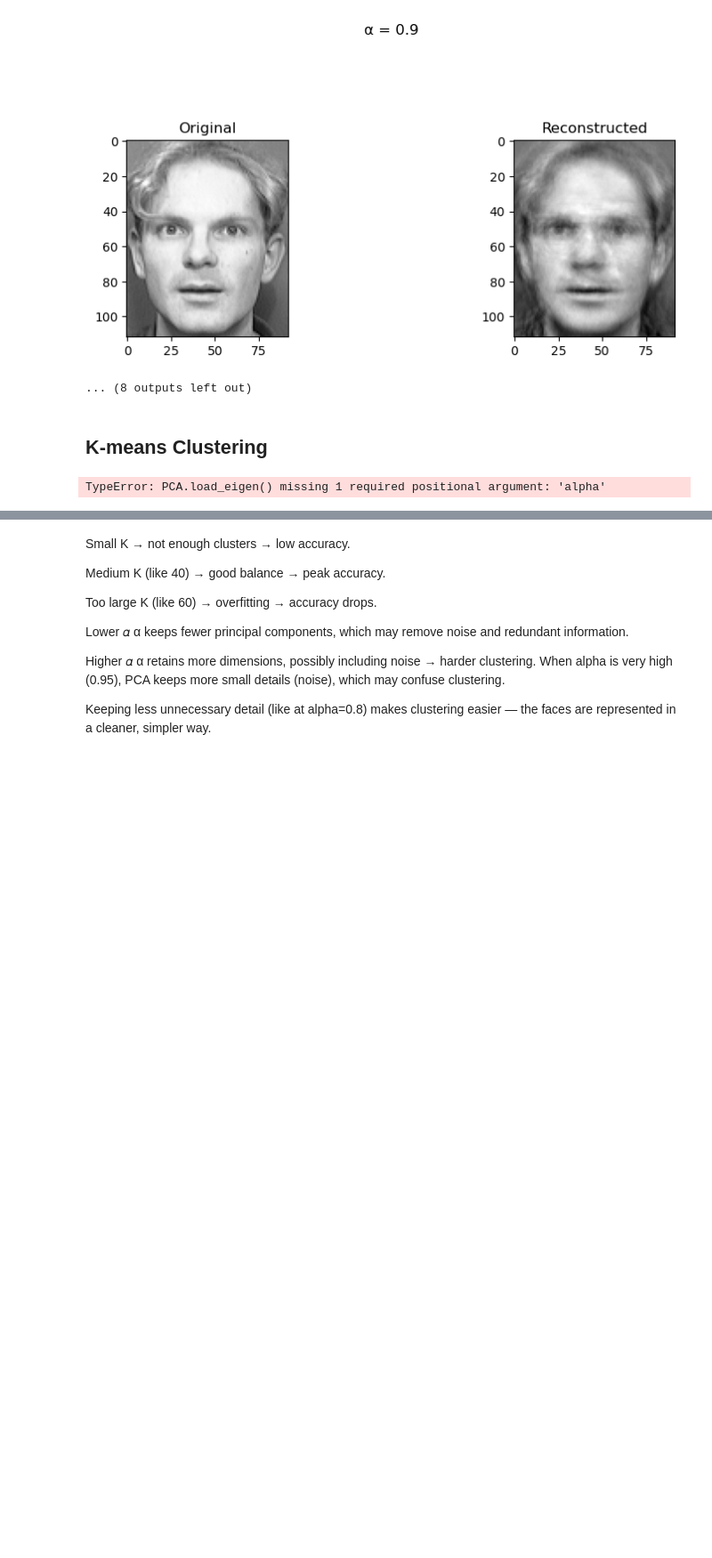
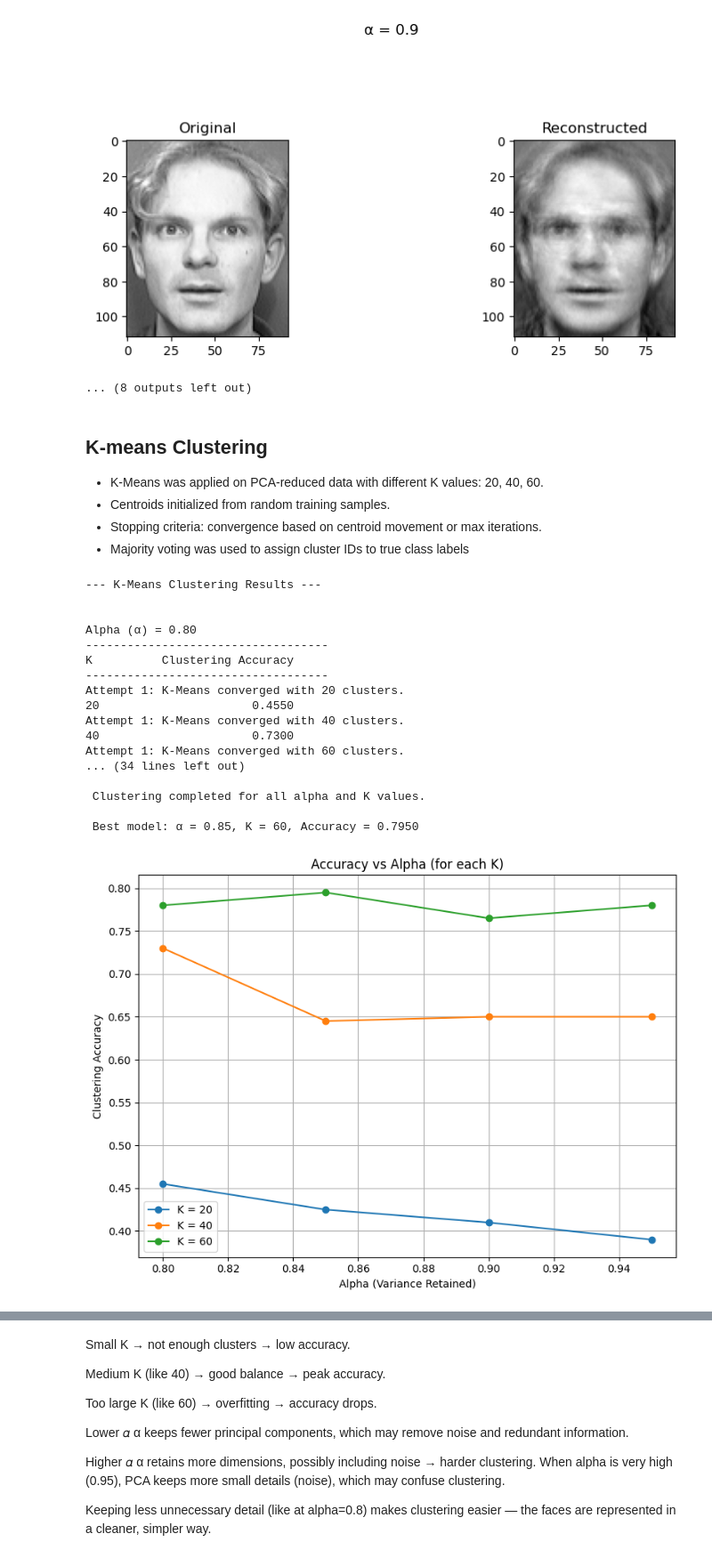
Before and after one commit to Into-To-AI/Face-Recognition, a Jupyter notebook: train.ipynb, the cells around one changed output, grey strips where cells are left out. Shown at 89% size. Cells and saved outputs as stored; diff of their text form; code cells hidden in the pictures; blank space fills up the shorter version.

```diff
--- a/train.ipynb
+++ b/train.ipynb
@@ -114,7 +114,7 @@ class PCA:
         cov = (1.0 / (X_centered.shape[0] - 1)) * (X_centered.T @ X_centered)
         return cov
 
-    def fit(self, X):
+    def fit(self, X, boolean):
         # Fit PCA: compute covariance, eigen decomposition, sort, and save
         self.cov_matrix = self._calculate_covariance(X)
         self.eigen_vals, self.eigen_vecs = np.linalg.eigh(self.cov_matrix)
@@ -123,20 +123,23 @@ class PCA:
         idx = np.argsort(self.eigen_vals)[::-1]
         self.eigen_vals = self.eigen_vals[idx]
         self.eigen_vecs = self.eigen_vecs[:, idx]
-
-        # Save for later use
-        np.save(f'eigen_vals_{self.alpha}.npy',self.eigen_vals)
-        np.save(f'eigen_vecs_{self.alpha}.npy',self.eigen_vecs)
-        np.save(f'means_vector_{self.alpha}.npy',self.mu)
+        if(boolean == 1):
+            # Save for later use
+            np.save(f'eigen_vals_train.npy',self.eigen_vals)
+            np.save(f'eigen_vecs_train.npy',self.eigen_vecs)
+            np.save(f'means_vector_train.npy',self.mu)
+        else:
+            np.save(f'eigen_vals_test.npy',self.eigen_vals)
+            np.save(f'eigen_vecs_test.npy',self.eigen_vecs)
+            np.save(f'means_vector_test.npy',self.mu)
 
         self.set_alpha(self.alpha)
 
-    def load_eigen(self,alpha):
+    def load_eigen(self,data):
         # Load precomputed eigenvalues, eigenvectors, and mean
-        self.eigen_vals = np.load(f'eigen_vals_{alpha}.npy')
-        self.eigen_vecs = np.load(f'eigen_vecs_{alpha}.npy')
-        self.mu = np.load(f'means_vector_{alpha}.npy')
-        self.set_alpha(alpha)
+        self.eigen_vals = np.load(f'eigen_vals_{data}.npy')
+        self.eigen_vecs = np.load(f'eigen_vecs_{data}.npy')
+        self.mu = np.load(f'means_vector_{data}.npy')
 
     def set_alpha(self, alpha):
         self.alpha = alpha
@@ -162,12 +165,9 @@ class PCA:
     def inverse_transform(self, Z):
         self.set_alpha(self.alpha)
         return (Z @ self.top_k_vecs.T) + self.mu
+# %%
+pca = PCA()
+pca.fit(X_train,1)
+pca.fit(X_test,0)
 # %% [markdown]
 ### Try dimensionality reduction on diiferent values of alpha
-# %%
-alphas = [0.8, 0.85, 0.9, 0.95]
-X = features
-for alpha in alphas:
-    print(f"\n--- PCA with alpha={alpha} ---")
-    pca = PCA(alpha=alpha)
-    pca.fit(X)
@@ -222,6 +217,10 @@ Retained dimensions: 111 (out of 10304)
 ... (8 outputs left out)
 # %% [markdown]
 ## K-means Clustering
+- K-Means was applied on PCA-reduced data with different K values: 20, 40, 60.
+- Centroids initialized from random training samples.
+- Stopping criteria: convergence based on centroid movement or max iterations.
+- Majority voting was used to assign cluster IDs to true class labels
 # %%
 import numpy as np
 from scipy.stats import mode
@@ -350,6 +349,7 @@ def plot_accuracy_vs_alpha(results, alphas, Ks):
 # --- MAIN PROCESSING AFTER YOUR FEATURE EXTRACTION ---
 def Kmeans_Clustering(alphas, Ks):
     pca = PCA()
+    pca.load_eigen("train")
     results = {}
 
     best_acc = -1
@@ -364,8 +364,8 @@ def Kmeans_Clustering(alphas, Ks):
 
     for alpha in alphas:
         results[alpha] = {}
-        pca.load_eigen(alpha)
-        # pca.set_alpha(alpha)
+
+        pca.set_alpha(alpha)
         reduced_features = pca.transform(X_train)
 
         print(f"\nAlpha (α) = {alpha:.2f}")
@@ -377,31 +377,48 @@ def Kmeans_Clustering(alphas, Ks):
             cluster_labels, centroids = kmeans(reduced_features, K)
             mapped_labels, mapping = majority_vote_label_mapping(y_train, cluster_labels, K)
             acc = np.mean(mapped_labels == y_train)
             results[alpha][K] = acc
 
             print(f"{K:<10}{acc:>20.4f}")
 
             # Update best model if this one is better
             if acc > best_acc:
                 best_acc = acc
                 best_model['alpha'] = alpha
                 best_model['K'] = K
                 best_model['centroids'] = centroids
                 best_model['mapping'] = mapping
                 best_model['labels'] = mapped_labels
 
     print("\n Clustering completed for all alpha and K values.")
     print(f"\n Best model: α = {best_model['alpha']}, K = {best_model['K']}, Accuracy = {best_acc:.4f}")
 
 
     return best_model,results
 
 
 
 alphas = [0.8, 0.85, 0.9, 0.95]
 Ks = [20,40,60]
 best_model,results = Kmeans_Clustering(alphas, Ks)
 plot_accuracy_vs_alpha(results, alphas, Ks)
 plot_accuracy_vs_K(results, alphas, Ks)
 # %% [output]
-TypeError: PCA.load_eigen() missing 1 required positional argument: 'alpha'
+--- K-Means Clustering Results ---
+
+
+Alpha (α) = 0.80
+-----------------------------------
+K          Clustering Accuracy
+-----------------------------------
+Attempt 1: K-Means converged with 20 clusters.
+20                      0.4550
+Attempt 1: K-Means converged with 40 clusters.
+40                      0.7300
+Attempt 1: K-Means converged with 60 clusters.
+... (34 lines left out)
+
+ Clustering completed for all alpha and K values.
+
+ Best model: α = 0.85, K = 60, Accuracy = 0.7950
+[figure, added]
```
Also changed, not shown: parts of 3 cells of this notebook, 1 other file.
